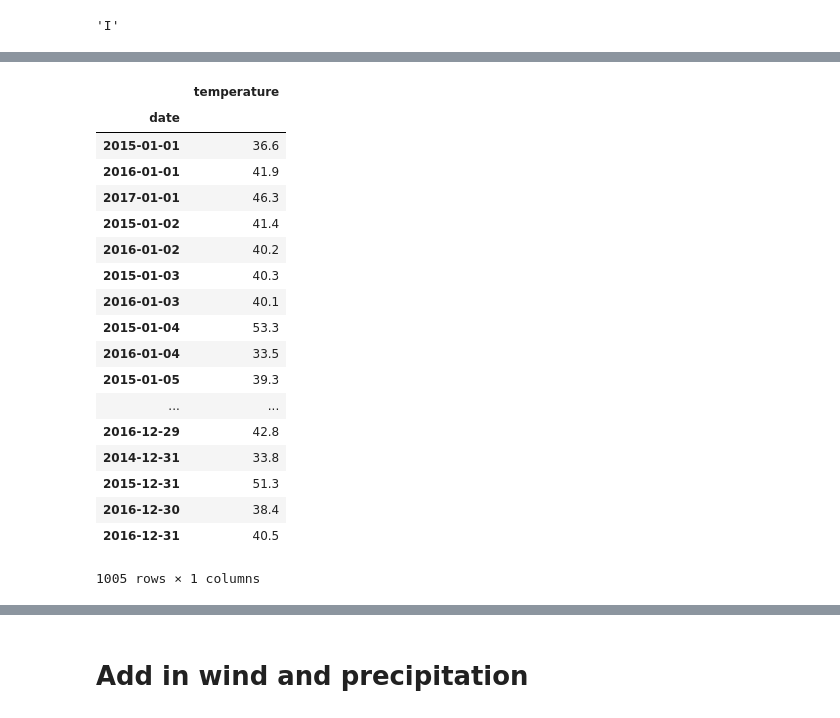
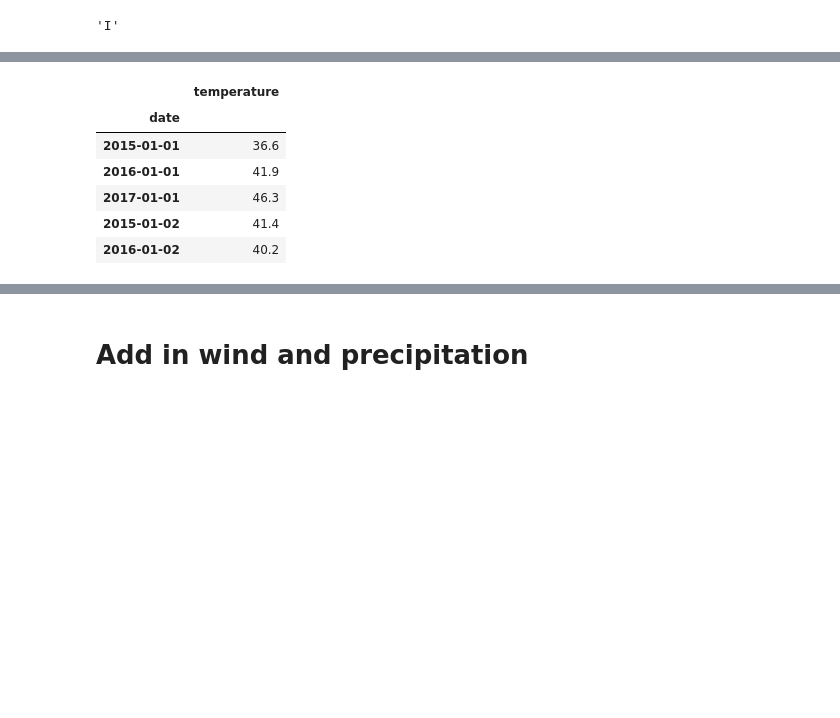
Before and after one commit to GeorgeTSilva/georgetsilva.github.io, a Jupyter notebook: posts/exploring-arlingtons-bikeometer-data.ipynb, the cells around one changed output, grey strips where cells are left out. Drawn from its saved outputs; the diff is of its cells as text; code cells hidden in the pictures; blank space fills up the shorter version.

```diff
--- a/posts/exploring-arlingtons-bikeometer-data.ipynb
+++ b/posts/exploring-arlingtons-bikeometer-data.ipynb
@@ -198,30 +122,18 @@ document.findall('dataset/date')
 # %%
 for day in document.findall('dataset/date'):
     date.append(day.attrib['value'])
 for day in document.findall('dataset/date/data'):
     temp.append(day.attrib['value'])
 dftemperature = pd.DataFrame({'date' : date, 'temperature' : temp})
 dftemperature['date'] = pd.to_datetime(dftemperature.date)
 dftemperature = dftemperature.set_index("date")
-dftemperature
+dftemperature.head()
 # %% [output]
 |  | temperature |
 | date |  |
 | 2015-01-01 | 36.6 |
 | 2016-01-01 | 41.9 |
 | 2017-01-01 | 46.3 |
 | 2015-01-02 | 41.4 |
 | 2016-01-02 | 40.2 |
-| 2015-01-03 | 40.3 |
-| 2016-01-03 | 40.1 |
-| 2015-01-04 | 53.3 |
-| 2016-01-04 | 33.5 |
-| 2015-01-05 | 39.3 |
-| ... | ... |
-| 2016-12-29 | 42.8 |
-| 2014-12-31 | 33.8 |
-| 2015-12-31 | 51.3 |
-| 2016-12-30 | 38.4 |
-| 2016-12-31 | 40.5 |
-1005 rows × 1 columns
 # %%
```
Also changed, not shown: parts of 22 cells of this notebook, 3 other files.
